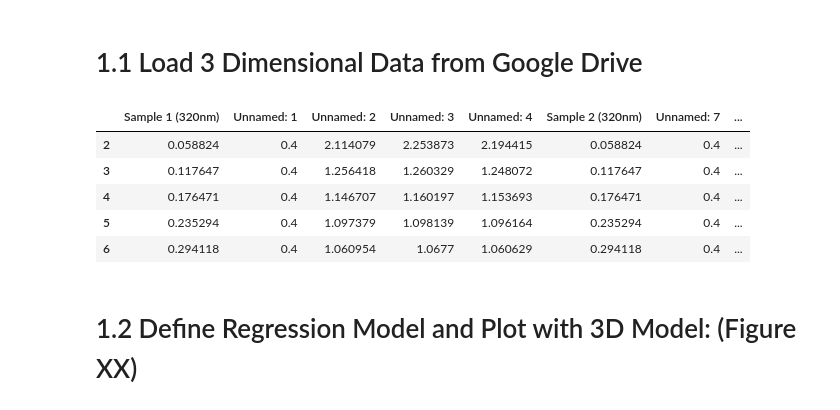
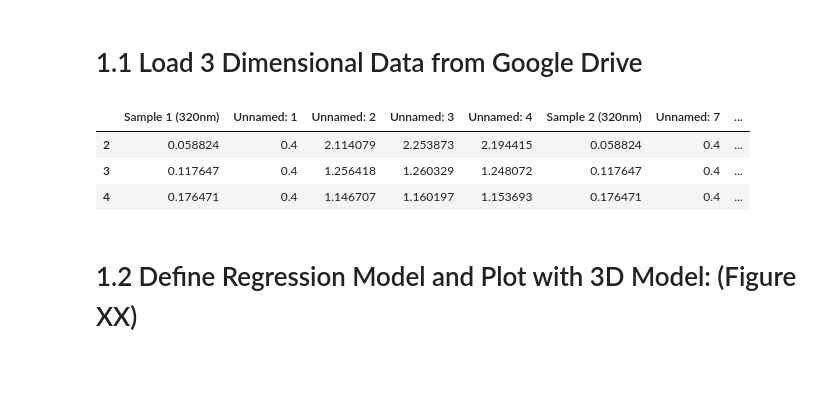
Before and after one commit to karl-gardner/data_plotting, a Jupyter notebook: regression.ipynb, the cells around one changed output. Cells and saved outputs as stored; diff of their text form; code cells hidden in the pictures; blank space fills up the shorter version.

```diff
--- a/regression.ipynb
+++ b/regression.ipynb
@@ -27,15 +27,13 @@ Mounted at /content/drive
 # %%
 df = pd.read_excel("/content/drive/MyDrive/nanofilm_data/data_files/3d_data.xlsx")
 pd.set_option('display.max_columns', None)
 data = df.drop(columns=["Unnamed: 5", "Unnamed: 11","Unnamed: 17","Unnamed: 18","Unnamed: 23"]).drop(labels=[0,1,13,24,35,36,46,47,48])
-data.head()
+data.head(3)
 # %% [output]
 |  | Sample 1 (320nm) | Unnamed: 1 | Unnamed: 2 | Unnamed: 3 | Unnamed: 4 | Sample 2 (320nm) | Unnamed: 7 | ... |
 | 2 | 0.058824 | 0.4 | 2.114079 | 2.253873 | 2.194415 | 0.058824 | 0.4 | ... |
 | 3 | 0.117647 | 0.4 | 1.256418 | 1.260329 | 1.248072 | 0.117647 | 0.4 | ... |
 | 4 | 0.176471 | 0.4 | 1.146707 | 1.160197 | 1.153693 | 0.176471 | 0.4 | ... |
-| 5 | 0.235294 | 0.4 | 1.097379 | 1.098139 | 1.096164 | 0.235294 | 0.4 | ... |
-| 6 | 0.294118 | 0.4 | 1.060954 | 1.0677 | 1.060629 | 0.294118 | 0.4 | ... |
 # %% [markdown]
 # 1.2 Define Regression Model and Plot with 3D Model: (Figure XX)
 # %%
```
Also changed, not shown: parts of 2 cells of this notebook.
